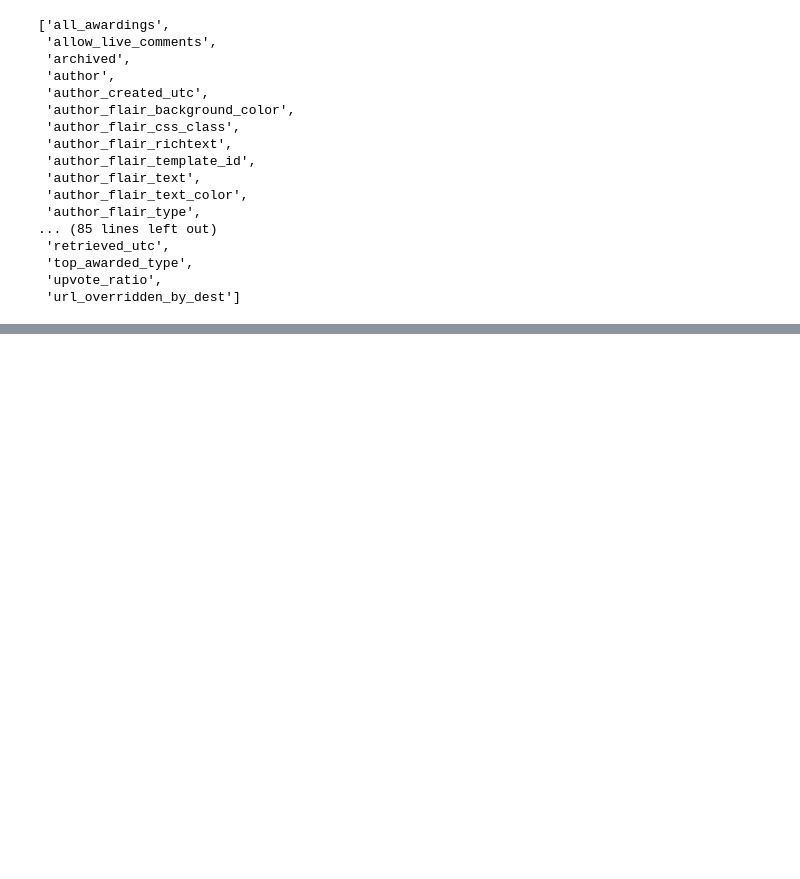
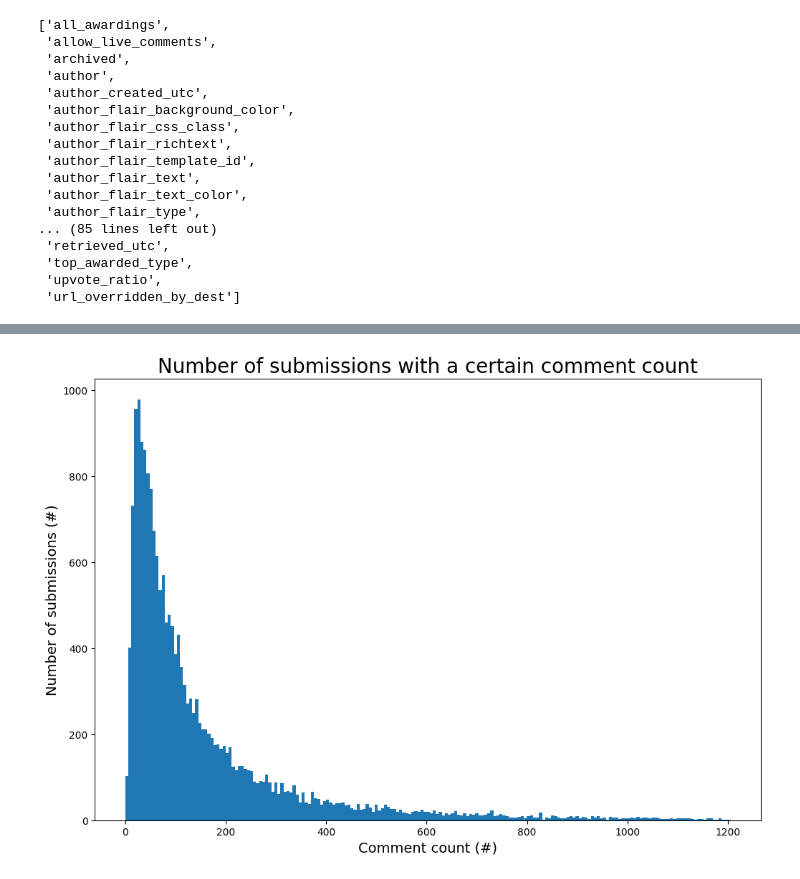
Before and after one commit to AlbertVong/Reddit-NBA-Upvote-Predictor, a Jupyter notebook: nbareddit_json_process.ipynb, the cells around one changed output, grey strips where cells are left out. Drawn from its saved outputs; the diff is of its cells as text; code cells hidden in the pictures; blank space fills up the shorter version.

```diff
--- a/nbareddit_json_process.ipynb
+++ b/nbareddit_json_process.ipynb
@@ -66,0 +97,28 @@ sub_df.head(5)
+# %%
+#Define quick labelling function
+def plot_labelling(title,xlabel,ylabel):
+    plt.title(label=title, fontdict = {'fontsize': 20})
+    plt.xlabel(xlabel, fontdict = {'fontsize': 14})
+    plt.ylabel(ylabel, fontdict = {'fontsize': 14})
+# %%
+#Let's define a different set of bins for comments
+#Let's define the bin maximum to be 1.5 standard deviations above the mean number of comments
+bin_max= sub_df['num_comments'].mean() + sub_df['num_comments'].std() * 2
+
+#Let's take the fiftieth percentile of the max comment length, which could be an anomaly
+bin_vec = np.linspace(0,bin_max,200)
+bin_list = bin_vec.tolist()
+
+#Set up figures, axes
+fig, axes = plt.subplots(nrows=1,ncols=1)
+
+sub_df['num_comments'].hist(bins=bin_list,
+                             grid=False,
+                             figsize=(12,8),
+                             ax=axes)
+
+plot_labelling('Number of submissions with a certain comment count',
+               'Comment count (#)',
+               'Number of submissions (#)')
+# %% [output]
+[figure, added]
```
Also changed, not shown: parts of 20 cells of this notebook.
